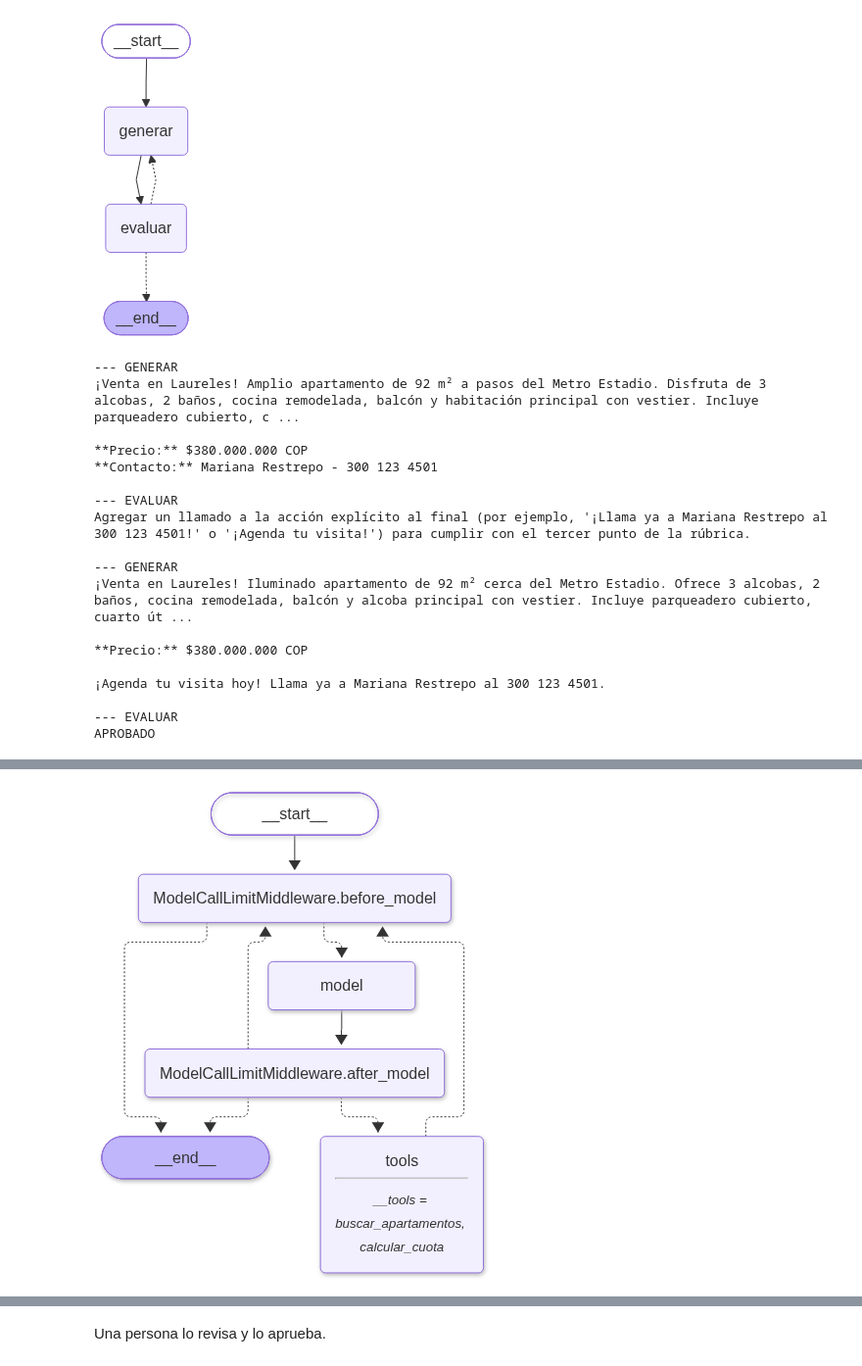
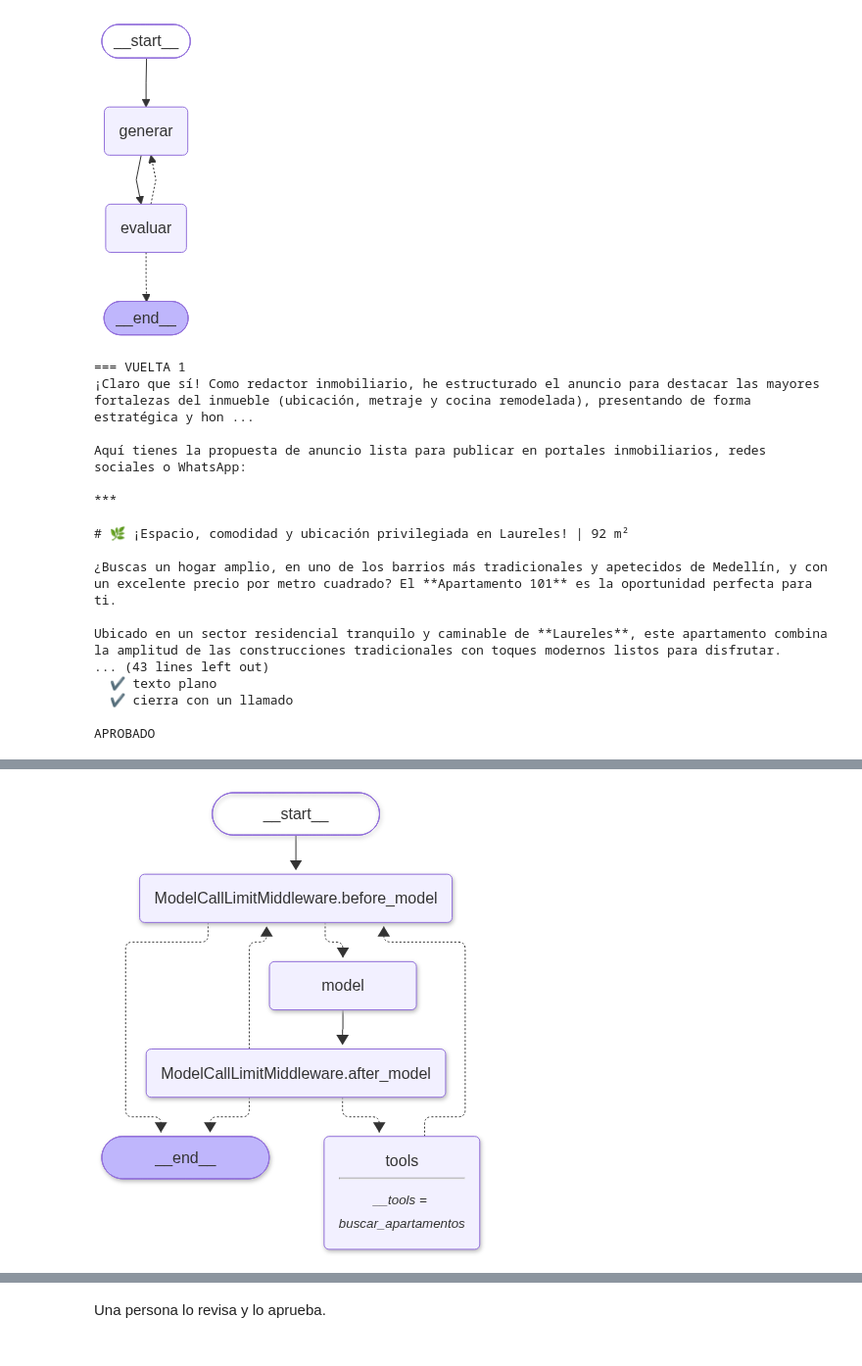
Before and after one commit to JeroHoyos/charla-agentica, a Jupyter notebook: practica/04_patrones.ipynb, the cells around one changed output, grey strips where cells are left out. Shown at 98% size. Drawn from its saved outputs; the diff is of its cells as text; code cells hidden in the pictures.

```diff
--- a/practica/04_patrones.ipynb
+++ b/practica/04_patrones.ipynb
@@ -83,18 +14,0 @@ CONTACTO
-# %%
-APARTAMENTOS = [
-    {"codigo": "SG-101", "barrio": "Laureles", "negocio": "venta", "precio": 380_000_000, "alcobas": 3},
-    {"codigo": "SG-102", "barrio": "Laureles", "negocio": "venta", "precio": 415_000_000, "alcobas": 3},
-    {"codigo": "SG-103", "barrio": "Laureles", "negocio": "arriendo", "precio": 2_600_000, "alcobas": 2},
-    {"codigo": "SG-303", "barrio": "Sabaneta", "negocio": "venta", "precio": 330_000_000, "alcobas": 2},
-    {"codigo": "SG-401", "barrio": "Belén", "negocio": "venta", "precio": 295_000_000, "alcobas": 3},
-    {"codigo": "SG-403", "barrio": "Belén", "negocio": "arriendo", "precio": 2_100_000, "alcobas": 3},
-]
-
-
-@tool
-def buscar_apartamentos(barrio: str, alcobas: int) -> str:
-    """Busca apartamentos por barrio y número de alcobas. Precios en pesos."""
-    return str([a for a in APARTAMENTOS if a["barrio"].lower() == barrio.lower() and a["alcobas"] == alcobas])
-
-
-print(buscar_apartamentos.invoke({"barrio": "Laureles", "alcobas": 3}))
@@ -634,26 +611,27 @@ ver(bucle)
 # %%
 for paso in bucle.stream({"ficha": FICHA}, stream_mode="updates"):
     for nodo, cambios in paso.items():
-        print(f"--- {nodo.upper()}")
-        print(cambios.get("anuncio") or cambios.get("cambios") or "APROBADO", "\n")
+        if nodo == "generar":
+            print(f"=== VUELTA {cambios['vueltas']}\n{cambios['anuncio']}\n\n--- EVALUAR")
+        else:
+            print(f"PIDE: {cambios['cambios']}\n" if cambios["cambios"] else "APROBADO")
 # %% [output]
---- GENERAR
-¡Venta en Laureles! Amplio apartamento de 92 m² a pasos del Metro Estadio. Disfruta de 3 alcobas, 2 baños, cocina remodelada, balcón y habitación principal con vestier. Incluye parqueadero cubierto, c ...
+=== VUELTA 1
+¡Claro que sí! Como redactor inmobiliario, he estructurado el anuncio para destacar las mayores fortalezas del inmueble (ubicación, metraje y cocina remodelada), presentando de forma estratégica y hon ...
 
-**Precio:** $380.000.000 COP
-**Contacto:** Mariana Restrepo - 300 123 4501
+Aquí tienes la propuesta de anuncio lista para publicar en portales inmobiliarios, redes sociales o WhatsApp:
 
---- EVALUAR
-Agregar un llamado a la acción explícito al final (por ejemplo, '¡Llama ya a Mariana Restrepo al 300 123 4501!' o '¡Agenda tu visita!') para cumplir con el tercer punto de la rúbrica.
+***
 
---- GENERAR
-¡Venta en Laureles! Iluminado apartamento de 92 m² cerca del Metro Estadio. Ofrece 3 alcobas, 2 baños, cocina remodelada, balcón y alcoba principal con vestier. Incluye parqueadero cubierto, cuarto út ...
+# 🌿 ¡Espacio, comodidad y ubicación privilegiada en Laureles! | 92 m²
 
-**Precio:** $380.000.000 COP
+¿Buscas un hogar amplio, en uno de los barrios más tradicionales y apetecidos de Medellín, y con un excelente precio por metro cuadrado? El **Apartamento 101** es la oportunidad perfecta para ti.
 
-¡Agenda tu visita hoy! Llama ya a Mariana Restrepo al 300 123 4501.
+Ubicado en un sector residencial tranquilo y caminable de **Laureles**, este apartamento combina la amplitud de las construcciones tradicionales con toques modernos listos para disfrutar.
+... (43 lines left out)
+  ✔ texto plano
+  ✔ cierra con un llamado
 
---- EVALUAR
 APROBADO
 # %% [markdown]
 ----
@@ -666,28 +644,32 @@ El modelo elige la siguiente acción y el sistema pone los límites.
 
 <img src="assets/diagramas/bucle_agentico.png" width="760"/>
 # %%
+from langchain.agents import create_agent
 from langchain.agents.middleware import ModelCallLimitMiddleware
+from langchain.tools import tool
+
+
+APARTAMENTOS = [
+    {"numero": "101", "barrio": "Laureles", "precio": 380_000_000},
+    {"numero": "102", "barrio": "Laureles", "precio": 415_000_000},
+    {"numero": "401", "barrio": "Belén", "precio": 295_000_000},
+]
 
 
 @tool
-def calcular_cuota(precio: int, cuota_inicial: int) -> str:
-    """Calcula la cuota mensual de un crédito a 20 años, en pesos."""
-    prestamo, tasa, meses = precio - cuota_inicial, 0.01, 240
-    return f"Cuota de {prestamo * tasa / (1 - (1 + tasa) ** -meses):,.0f} pesos al mes."
+def buscar_apartamentos(barrio: str) -> str:
+    """Busca apartamentos en venta por barrio. Precios en pesos."""
+    return str([a for a in APARTAMENTOS if a["barrio"].lower() == barrio.lower()])
 
-
-PROMPT = """Eres asesor de la Inmobiliaria Señor Gato.
-    - La cuota inicial mínima es el 30 % del precio.
-    - La cuota mensual no debe pasar del 30 % de los ingresos."""
 
 agente = create_agent(
     modelo,
-    tools=[buscar_apartamentos, calcular_cuota],  # permisos: solo buscar y calcular
-    system_prompt=PROMPT,
-    middleware=[ModelCallLimitMiddleware(run_limit=8, exit_behavior="end")],  # pasos: máximo 8 llamadas
+    tools=[buscar_apartamentos],  # permisos: solo buscar
+    system_prompt="Eres asesor de la Inmobiliaria Señor Gato.",
+    middleware=[ModelCallLimitMiddleware(run_limit=5, exit_behavior="end")],  # pasos: máximo 5 llamadas
 )
 
-ver(agente)
+Image(agente.get_graph().draw_mermaid_png(max_retries=5, retry_delay=2))
 # %% [output]
-[figure, old version]
+[figure, new version]
 # %%
```
Also changed, not shown: parts of 26 cells of this notebook, 19 other files.
